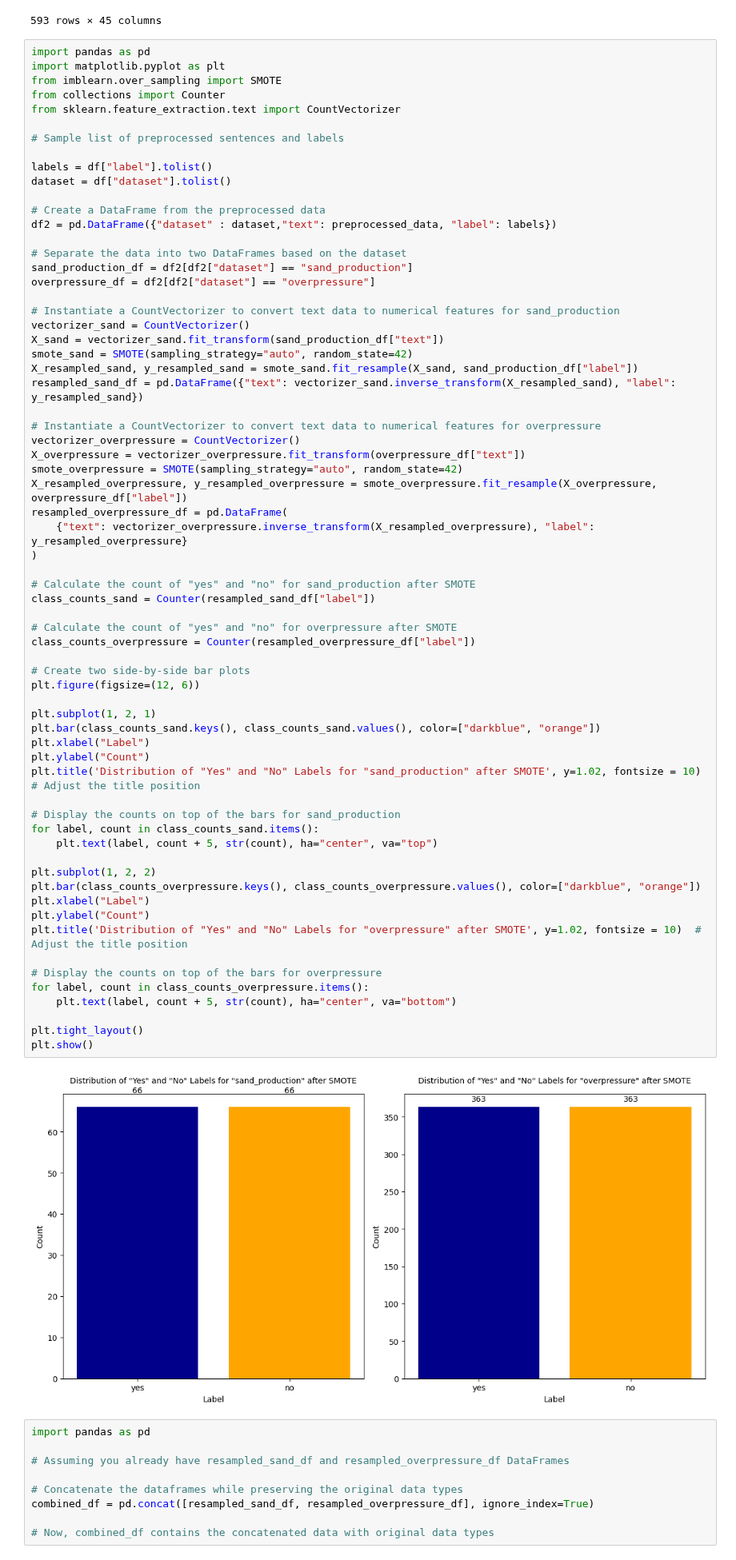
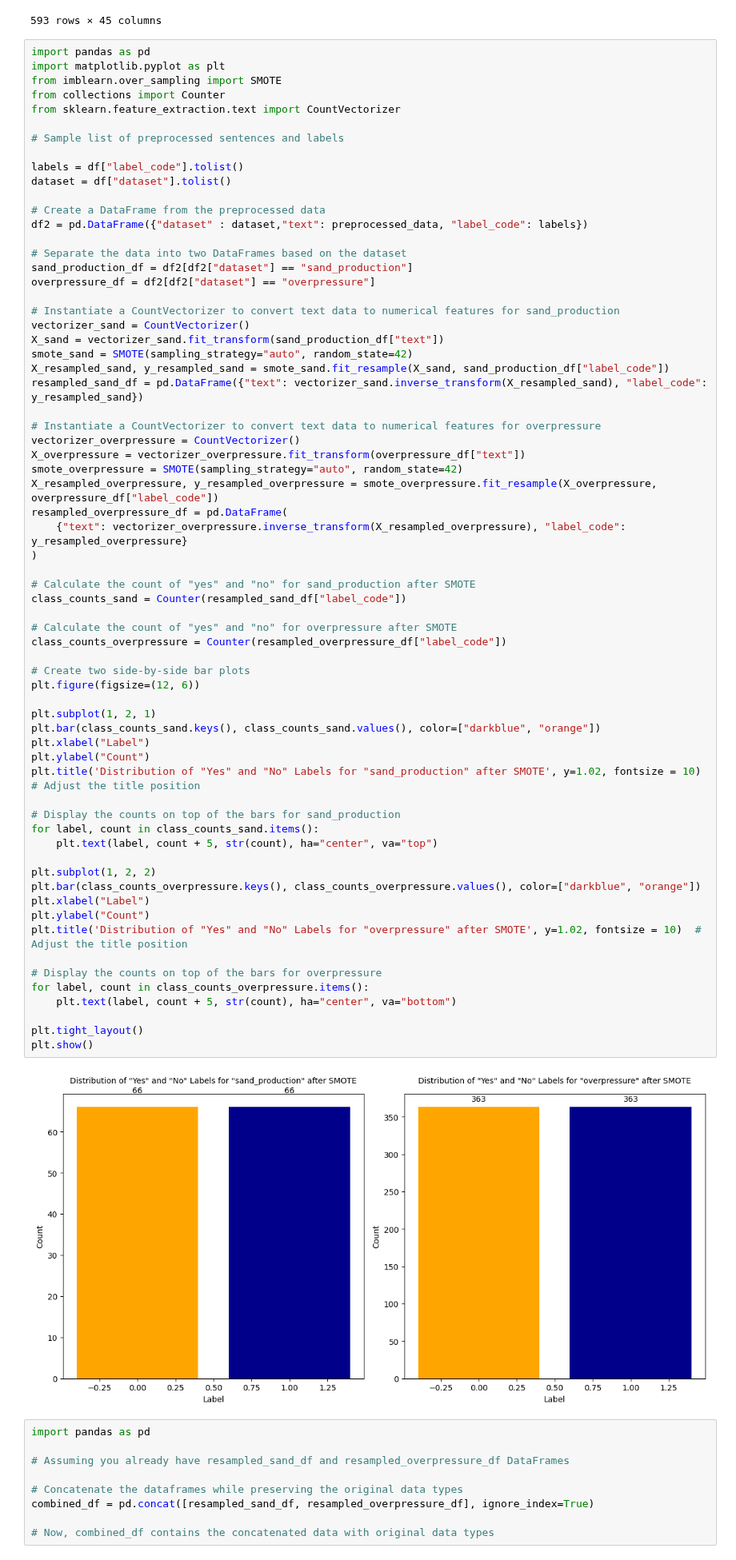
Before and after one commit to zahidhamidi/ML-Project, a Jupyter notebook: Testing_Pre_trained_Model_Binary_False_Positive_Case_Classification.ipynb, the cells around one changed output. Shown at 80% size. Drawn from its saved outputs; the diff is of its cells as text.

Commit message:
updated label_code to float

```diff
--- a/Testing_Pre_trained_Model_Binary_False_Positive_Case_Classification.ipynb
+++ b/Testing_Pre_trained_Model_Binary_False_Positive_Case_Classification.ipynb
@@ -204,11 +204,11 @@ from sklearn.feature_extraction.text import CountVectorizer
 
 # Sample list of preprocessed sentences and labels
 
-labels = df["label"].tolist()
+labels = df["label_code"].tolist()
 dataset = df["dataset"].tolist()
 
 # Create a DataFrame from the preprocessed data
-df2 = pd.DataFrame({"dataset" : dataset,"text": preprocessed_data, "label": labels})
+df2 = pd.DataFrame({"dataset" : dataset,"text": preprocessed_data, "label_code": labels})
 
 # Separate the data into two DataFrames based on the dataset
 sand_production_df = df2[df2["dataset"] == "sand_production"]
@@ -218,51 +218,51 @@ overpressure_df = df2[df2["dataset"] == "overpressure"]
 vectorizer_sand = CountVectorizer()
 X_sand = vectorizer_sand.fit_transform(sand_production_df["text"])
 smote_sand = SMOTE(sampling_strategy="auto", random_state=42)
-X_resampled_sand, y_resampled_sand = smote_sand.fit_resample(X_sand, sand_production_df["label"])
-resampled_sand_df = pd.DataFrame({"text": vectorizer_sand.inverse_transform(X_resampled_sand), "label": y_resampled_sand})
+X_resampled_sand, y_resampled_sand = smote_sand.fit_resample(X_sand, sand_production_df["label_code"])
+resampled_sand_df = pd.DataFrame({"text": vectorizer_sand.inverse_transform(X_resampled_sand), "label_code": y_resampled_sand})
 
 # Instantiate a CountVectorizer to convert text data to numerical features for overpressure
 vectorizer_overpressure = CountVectorizer()
 X_overpressure = vectorizer_overpressure.fit_transform(overpressure_df["text"])
 smote_overpressure = SMOTE(sampling_strategy="auto", random_state=42)
-X_resampled_overpressure, y_resampled_overpressure = smote_overpressure.fit_resample(X_overpressure, overpressure_df["label"])
+X_resampled_overpressure, y_resampled_overpressure = smote_overpressure.fit_resample(X_overpressure, overpressure_df["label_code"])
 resampled_overpressure_df = pd.DataFrame(
-    {"text": vectorizer_overpressure.inverse_transform(X_resampled_overpressure), "label": y_resampled_overpressure}
+    {"text": vectorizer_overpressure.inverse_transform(X_resampled_overpressure), "label_code": y_resampled_overpressure}
 )
 
 # Calculate the count of "yes" and "no" for sand_production after SMOTE
-class_counts_sand = Counter(resampled_sand_df["label"])
+class_counts_sand = Counter(resampled_sand_df["label_code"])
 
 # Calculate the count of "yes" and "no" for overpressure after SMOTE
-class_counts_overpressure = Counter(resampled_overpressure_df["label"])
+class_counts_overpressure = Counter(resampled_overpressure_df["label_code"])
 
 # Create two side-by-side bar plots
 plt.figure(figsize=(12, 6))
 
 plt.subplot(1, 2, 1)
 plt.bar(class_counts_sand.keys(), class_counts_sand.values(), color=["darkblue", "orange"])
 plt.xlabel("Label")
 plt.ylabel("Count")
 plt.title('Distribution of "Yes" and "No" Labels for "sand_production" after SMOTE', y=1.02, fontsize = 10)  # Adjust the title position
 
 # Display the counts on top of the bars for sand_production
 for label, count in class_counts_sand.items():
     plt.text(label, count + 5, str(count), ha="center", va="top")
 
 plt.subplot(1, 2, 2)
 plt.bar(class_counts_overpressure.keys(), class_counts_overpressure.values(), color=["darkblue", "orange"])
 plt.xlabel("Label")
 plt.ylabel("Count")
 plt.title('Distribution of "Yes" and "No" Labels for "overpressure" after SMOTE', y=1.02, fontsize = 10)  # Adjust the title position
 
 # Display the counts on top of the bars for overpressure
 for label, count in class_counts_overpressure.items():
     plt.text(label, count + 5, str(count), ha="center", va="bottom")
 
 plt.tight_layout()
 plt.show()
 # %% [output]
-[figure, old version]
+[figure, new version]
 # %%
 import pandas as pd
 
```
Also changed, not shown: parts of 6 cells of this notebook.
